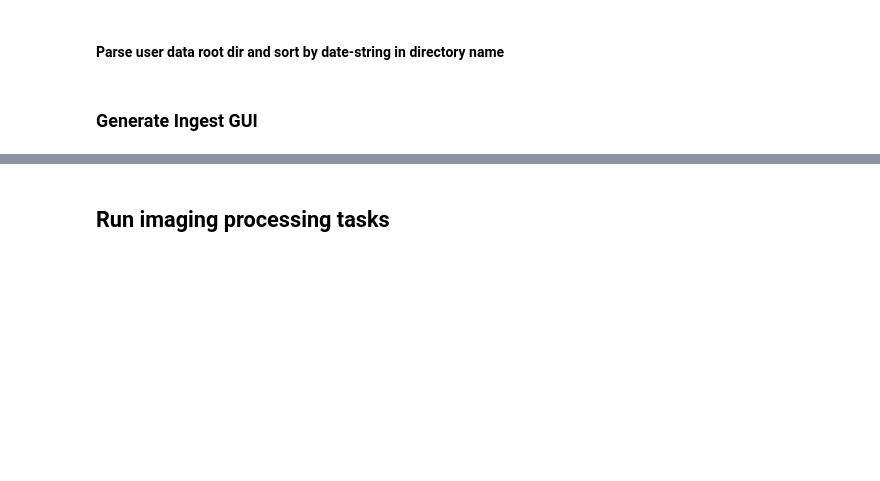
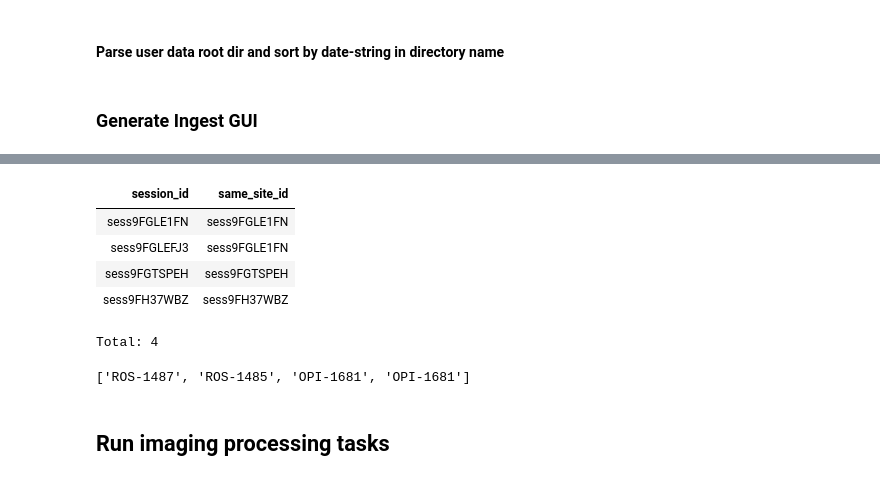
Before and after one commit to Gyepee/adamacs_jisooj, a Jupyter notebook: notebooks/10_troselab_workflow.ipynb, the cells around one changed output, grey strips where cells are left out. Cells and saved outputs as stored; diff of their text form; code cells hidden in the pictures; blank space fills up the shorter version.

Commit message:
Included SameSiteAs in ingest

```diff
--- a/notebooks/10_troselab_workflow.ipynb
+++ b/notebooks/10_troselab_workflow.ipynb
@@ -500,3 +562,16 @@ sorted_dirs_root = natsorted(dirs_root, key=get_date_key_from_dir, reverse = Tru
+# %%
+session.SessionSameSite()
+# %% [output]
+| session_id | same_site_id |
+| sess9FGLE1FN | sess9FGLE1FN |
+| sess9FGLEFJ3 | sess9FGLE1FN |
+| sess9FGTSPEH | sess9FGTSPEH |
+| sess9FH37WBZ | sess9FH37WBZ |
+Total: 4
+# %%
+get_subject_key_from_dir(sorted_dirs_root)
+# %% [output]
+['ROS-1487', 'ROS-1485', 'OPI-1681', 'OPI-1681']
 # %%
 # print("\033[1m" + 'Select:                                           Project        Location  Setup        s2p parm' + "\033[0m" )
 print("\033[1m" + 'INGEST GUI' + "\033[0m" )
```
Also changed, not shown: parts of 24 cells of this notebook, 2 other files.
